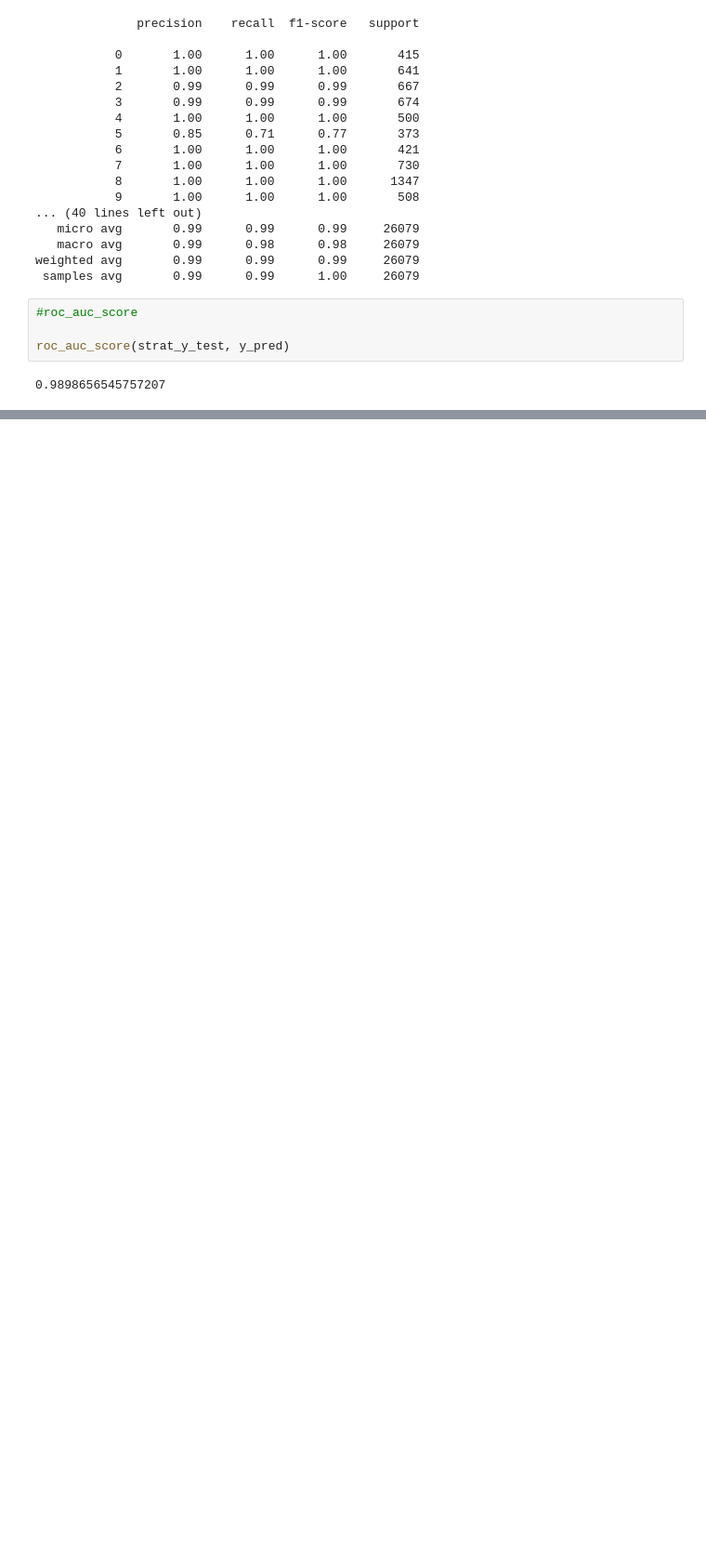
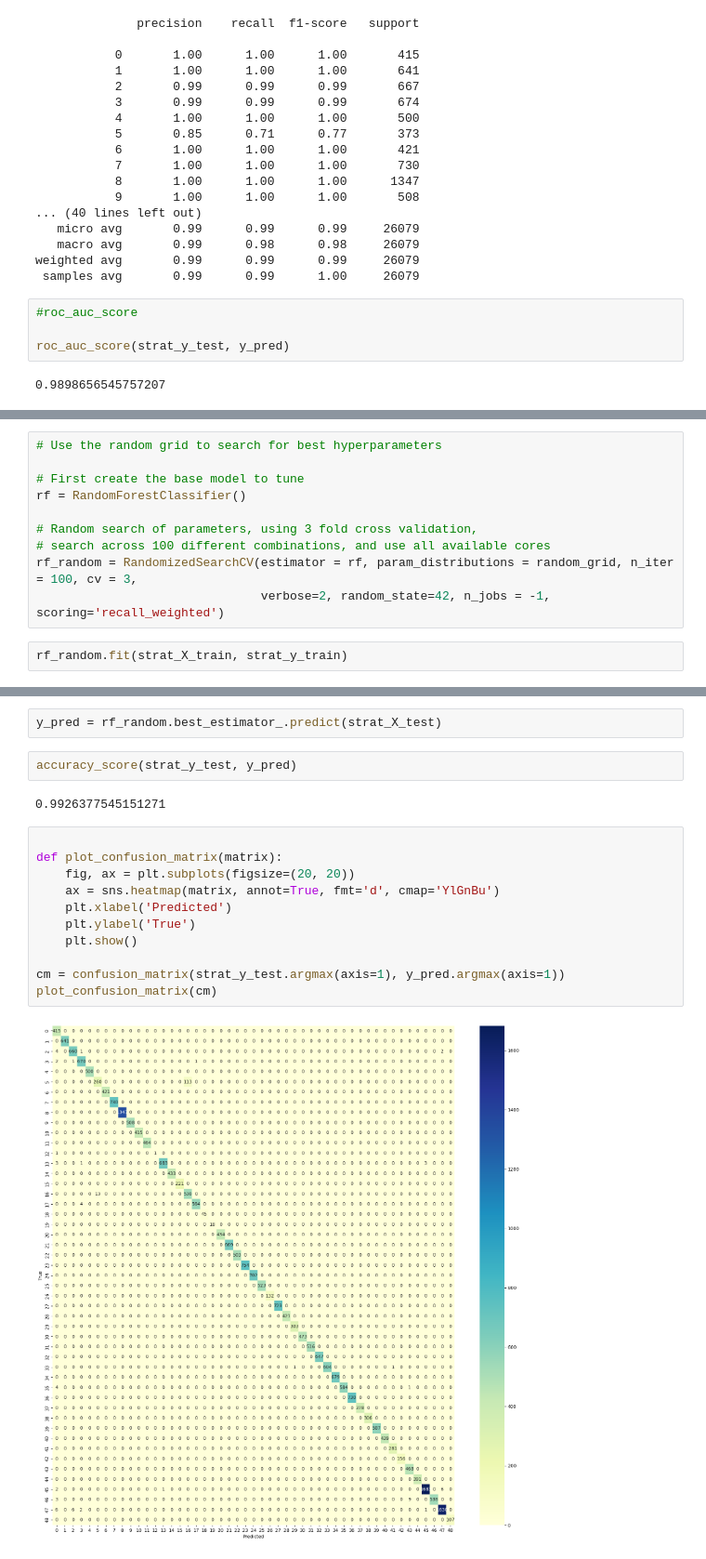
Before and after one commit to antil-samarth/Disease-prediction, a Jupyter notebook: unb_modelling.ipynb, the cells around one changed output, grey strips where cells are left out. Shown at 93% size. Cells and saved outputs as stored; diff of their text form; blank space fills up the shorter version.

```diff
--- a/unb_modelling.ipynb
+++ b/unb_modelling.ipynb
@@ -644,0 +720,12 @@ roc_auc_score(strat_y_test, y_pred)
+# %%
+# Use the random grid to search for best hyperparameters
+
+# First create the base model to tune
+rf = RandomForestClassifier()
+
+# Random search of parameters, using 3 fold cross validation,
+# search across 100 different combinations, and use all available cores
+rf_random = RandomizedSearchCV(estimator = rf, param_distributions = random_grid, n_iter = 100, cv = 3,
+                               verbose=2, random_state=42, n_jobs = -1, scoring='recall_weighted')
+# %%
+rf_random.fit(strat_X_train, strat_y_train)
@@ -644,0 +776,19 @@ roc_auc_score(strat_y_test, y_pred)
+# %%
+y_pred = rf_random.best_estimator_.predict(strat_X_test)
+# %%
+accuracy_score(strat_y_test, y_pred)
+# %% [output]
+0.9926377545151271
+# %%
+
+def plot_confusion_matrix(matrix):
+    fig, ax = plt.subplots(figsize=(20, 20))
+    ax = sns.heatmap(matrix, annot=True, fmt='d', cmap='YlGnBu')
+    plt.xlabel('Predicted')
+    plt.ylabel('True')
+    plt.show()
+
+cm = confusion_matrix(strat_y_test.argmax(axis=1), y_pred.argmax(axis=1))
+plot_confusion_matrix(cm)
+# %% [output]
+[figure, added]
```
Also changed, not shown: parts of 21 cells of this notebook, 1 other file.
